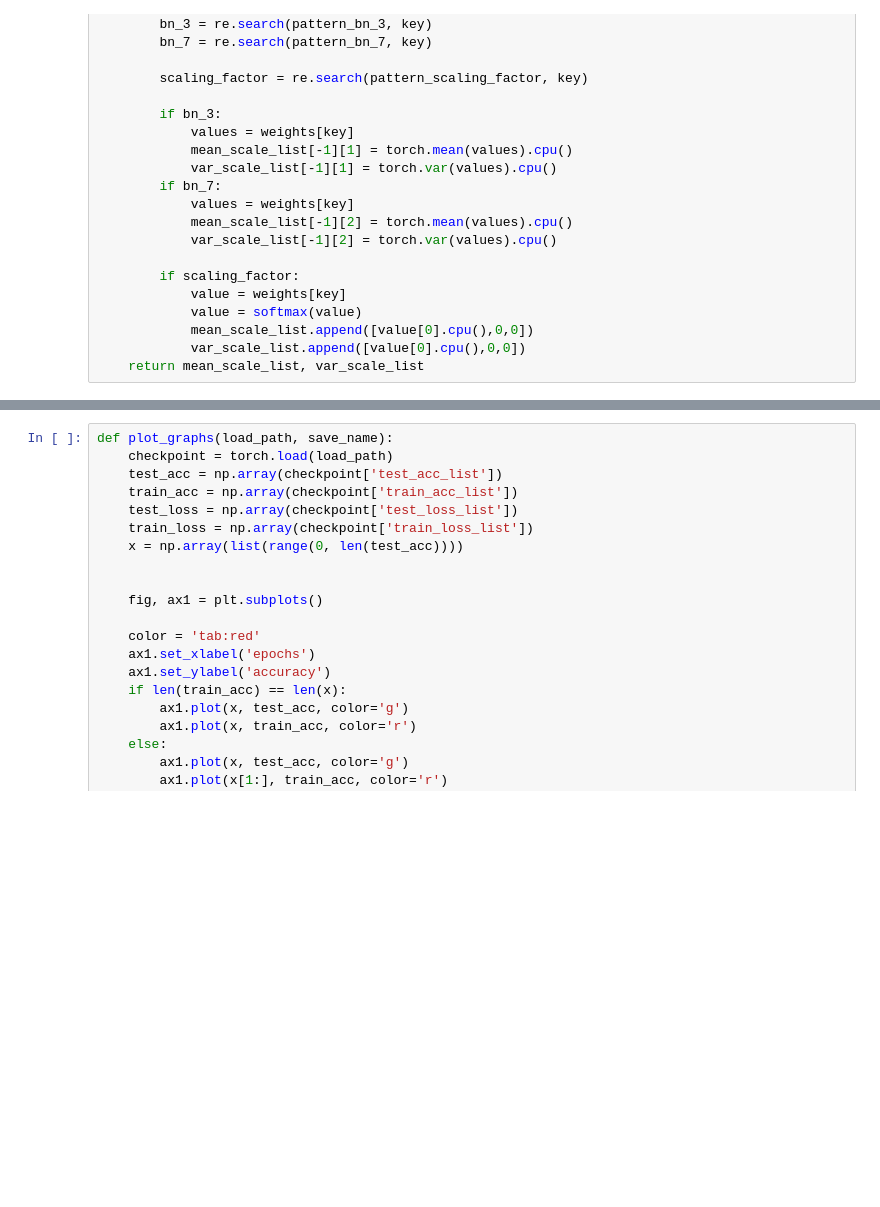
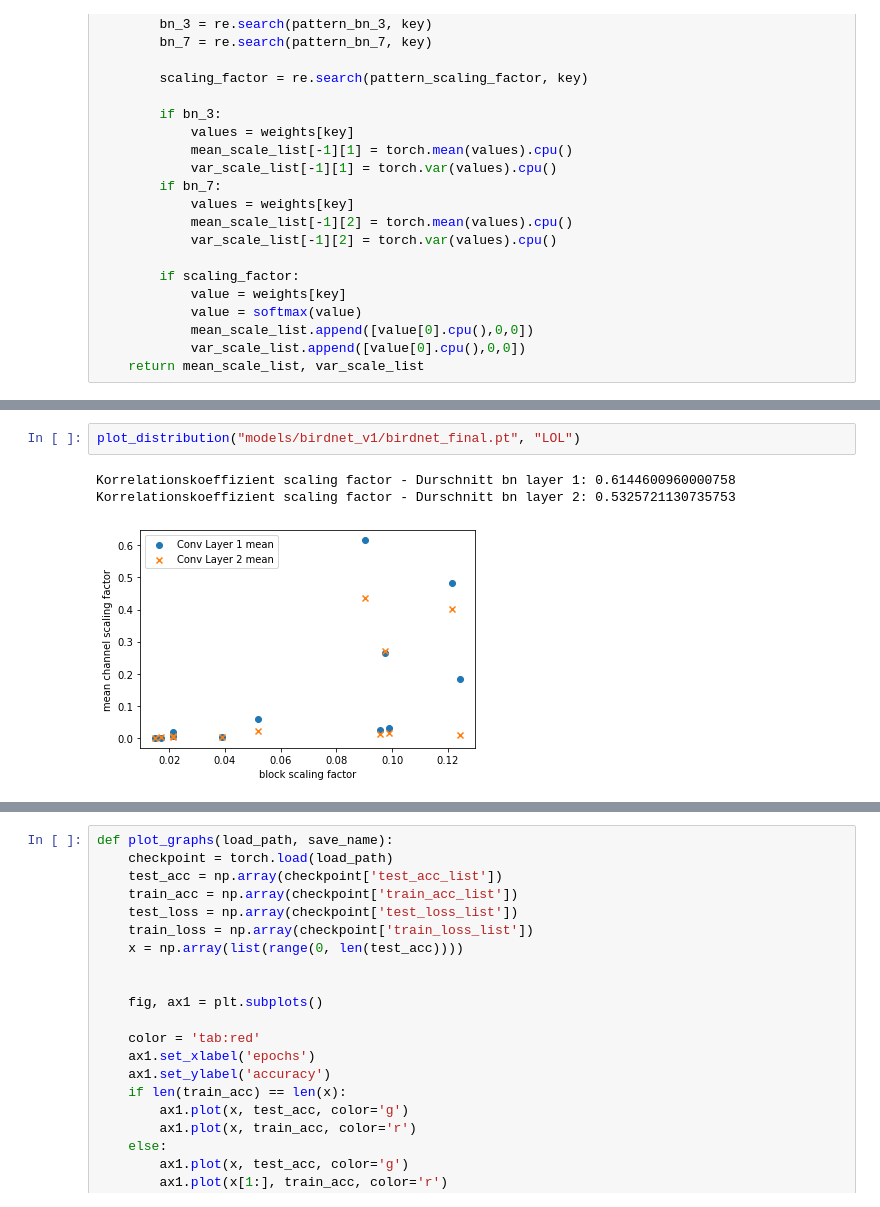
Before and after one commit to 1337Eddy/PruningBirdNet, a Jupyter notebook: visualizations.ipynb, the cells around one changed output, grey strips where cells are left out. Saved outputs shown, nothing was run; the diff lists cells and outputs as text; blank space fills up the shorter version.

```diff
--- a/visualizations.ipynb
+++ b/visualizations.ipynb
@@ -85,6 +93,12 @@ def plot_distribution(load_path, save_path):
     ax.scatter(x,y1)
     ax.scatter(x,y2, marker="x")
     ax.legend(["Block Scaling Factor", "Conv Layer 1 mean", "Conv Layer 2 mean", "Conv Layer 1 var", "Conv Layer 2 var"])
+# %%
+plot_distribution("models/birdnet_v1/birdnet_final.pt", "LOL")
+# %% [output]
+Korrelationskoeffizient scaling factor - Durschnitt bn layer 1: 0.6144600960000758
+Korrelationskoeffizient scaling factor - Durschnitt bn layer 2: 0.5325721130735753
+[figure, added]
 # %%
 plot_distribution("models/birdnet/birdnet_final.pt", "LOL")
 # %% [output]
```
Also changed, not shown: parts of 15 cells of this notebook.
